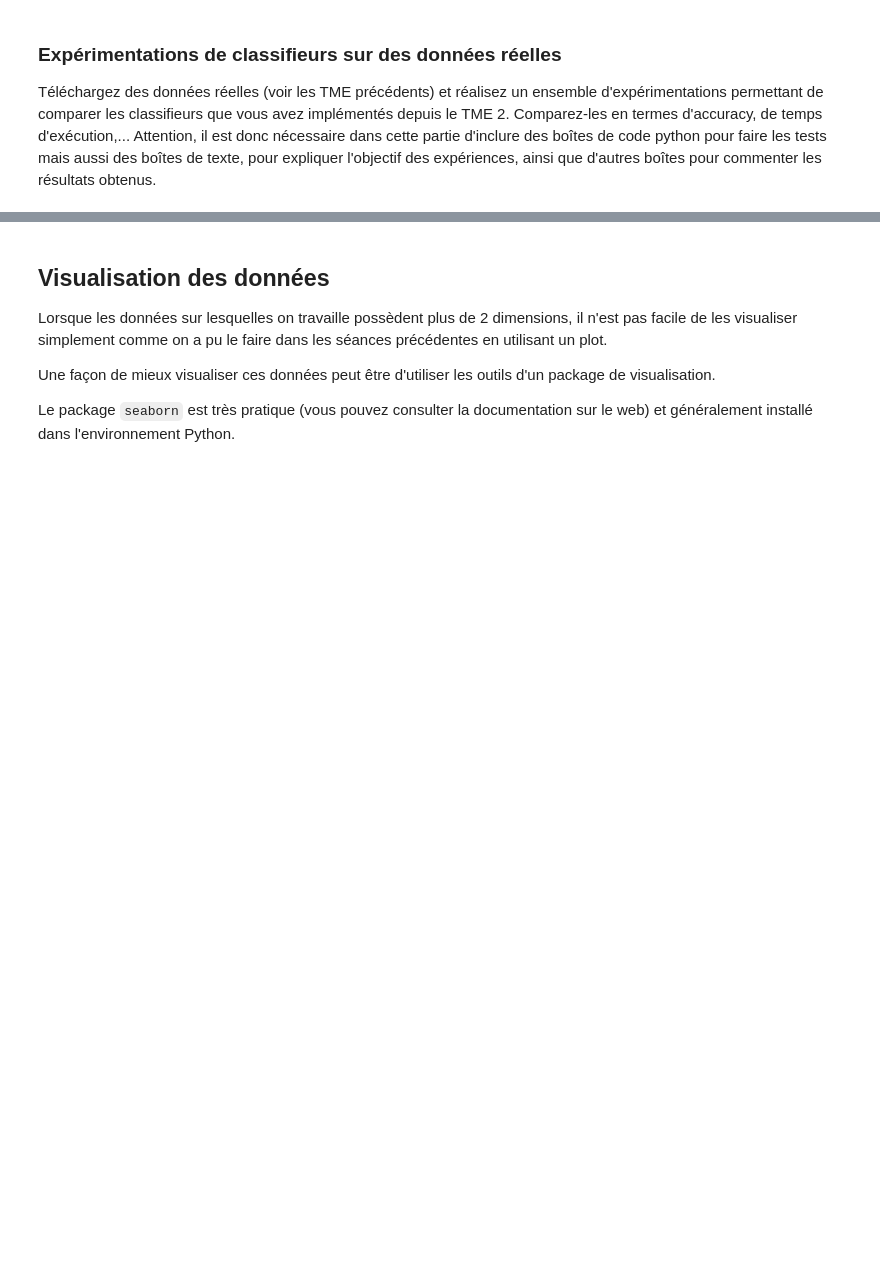
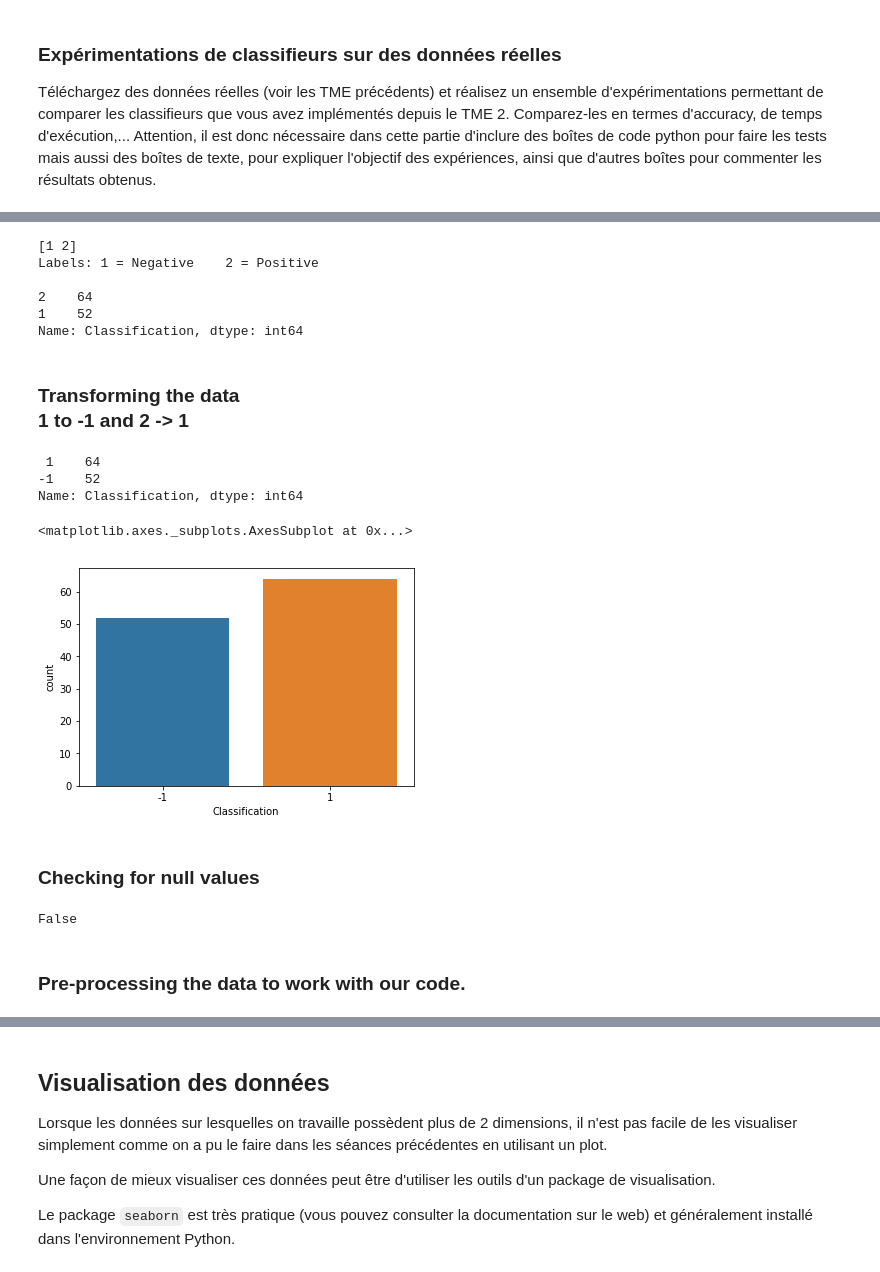
Before and after one commit to shetsecure/3i026, a Jupyter notebook: tme-05/tme-05.ipynb, the cells around one changed output, grey strips where cells are left out. Cells and saved outputs as stored; diff of their text form; code cells hidden in the pictures; blank space fills up the shorter version.

Commit message:
Added data analysis for Iris dataset, and multiClass classification

```diff
--- a/tme-05/tme-05.ipynb
+++ b/tme-05/tme-05.ipynb
@@ -426,0 +432,3 @@ Attention, il est donc nécessaire dans cette partie d'inclure des boîtes de co
+# %%
+df = pd.read_csv('../mldata/breast_cancer.csv')
+df.head()
@@ -426,0 +442,37 @@ Attention, il est donc nécessaire dans cette partie d'inclure des boîtes de co
+# %%
+print(df.Classification.unique())
+print("Labels: 1 = Negative\t2 = Positive")
+print()
+# 1 is healthy, 2 is sick.
+print(df.Classification.value_counts())
+# %% [output]
+[1 2]
+Labels: 1 = Negative    2 = Positive
+
+2    64
+1    52
+Name: Classification, dtype: int64
+# %% [markdown]
+### Transforming the data <br> 1 to -1 and 2 -> 1
+# %%
+df['Classification'].replace(1, -1, inplace=True)
+df['Classification'].replace(2, 1, inplace=True)
+# %%
+df.Classification.value_counts()
+# %% [output]
+ 1    64
+-1    52
+Name: Classification, dtype: int64
+# %%
+sns.countplot(df['Classification'])
+# %% [output]
+<matplotlib.axes._subplots.AxesSubplot at 0x...>
+[figure, added]
+# %% [markdown]
+### Checking for null values
+# %%
+df.isnull().values.any()
+# %% [output]
+False
+# %% [markdown]
+### Pre-processing the data to work with our code.
```
Also changed, not shown: parts of 62 cells of this notebook, 1 other file.
